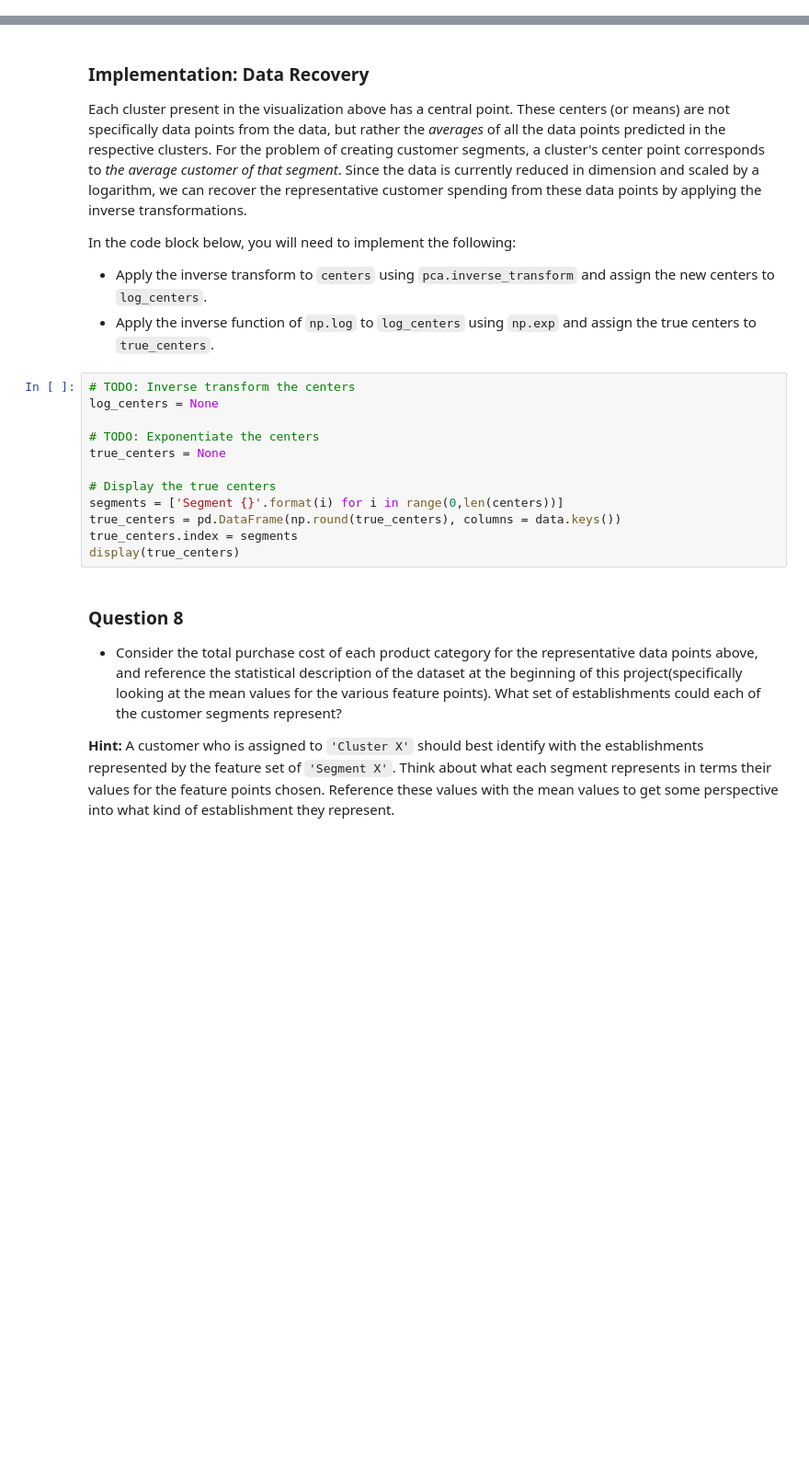
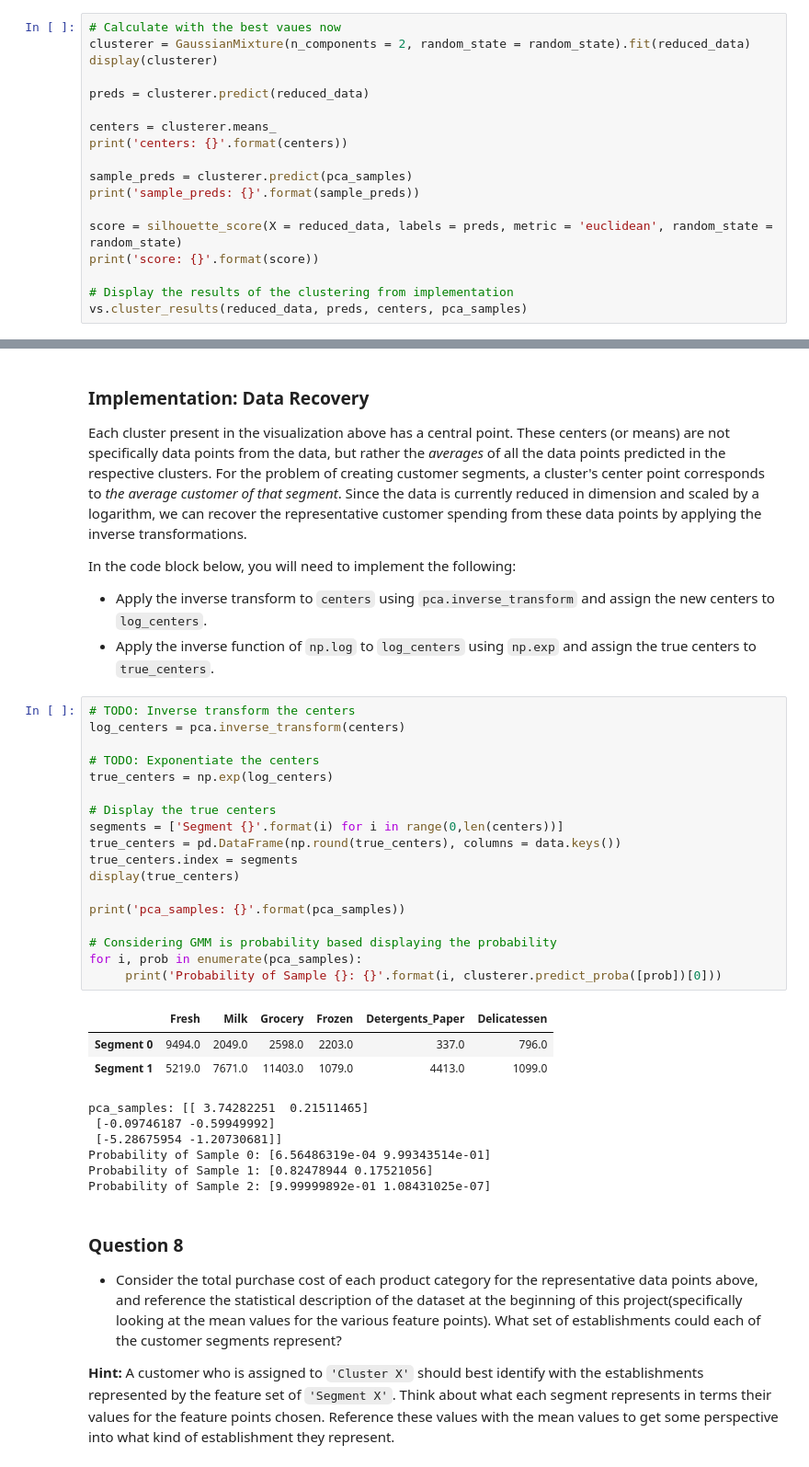
Before and after one commit to sp-mishra/machine-learning, a Jupyter notebook: projects/customer_segments/customer_segments.ipynb, the cells around one changed output, grey strips where cells are left out. Shown at 92% size. Drawn from its saved outputs; the diff is of its cells as text; blank space fills up the shorter version.

```diff
--- a/projects/customer_segments/customer_segments.ipynb
+++ b/projects/customer_segments/customer_segments.ipynb
@@ -705,0 +701,18 @@ vs.cluster_results(reduced_data, preds, centers, pca_samples)
+# %%
+# Calculate with the best vaues now
+clusterer = GaussianMixture(n_components = 2, random_state = random_state).fit(reduced_data)
+display(clusterer)
+
+preds = clusterer.predict(reduced_data)
+
+centers = clusterer.means_
+print('centers: {}'.format(centers))
+
+sample_preds = clusterer.predict(pca_samples)
+print('sample_preds: {}'.format(sample_preds))
+
+score = silhouette_score(X = reduced_data, labels = preds, metric = 'euclidean', random_state = random_state)
+print('score: {}'.format(score))
+
+# Display the results of the clustering from implementation
+vs.cluster_results(reduced_data, preds, centers, pca_samples)
@@ -712,16 +735,32 @@ In the code block below, you will need to implement the following:
  - Apply the inverse function of `np.log` to `log_centers` using `np.exp` and assign the true centers to `true_centers`.
 # %%
 # TODO: Inverse transform the centers
-log_centers = None
+log_centers = pca.inverse_transform(centers)
 
 # TODO: Exponentiate the centers
-true_centers = None
+true_centers = np.exp(log_centers)
 
 # Display the true centers
 segments = ['Segment {}'.format(i) for i in range(0,len(centers))]
 true_centers = pd.DataFrame(np.round(true_centers), columns = data.keys())
 true_centers.index = segments
 display(true_centers)
+
+print('pca_samples: {}'.format(pca_samples))
+
+# Considering GMM is probability based displaying the probability
+for i, prob in enumerate(pca_samples):
+     print('Probability of Sample {}: {}'.format(i, clusterer.predict_proba([prob])[0]))
+# %% [output]
+|  | Fresh | Milk | Grocery | Frozen | Detergents_Paper | Delicatessen |
+| Segment 0 | 9494.0 | 2049.0 | 2598.0 | 2203.0 | 337.0 | 796.0 |
+| Segment 1 | 5219.0 | 7671.0 | 11403.0 | 1079.0 | 4413.0 | 1099.0 |
+pca_samples: [[ 3.74282251  0.21511465]
+ [-0.09746187 -0.59949992]
+ [-5.28675954 -1.20730681]]
+Probability of Sample 0: [6.56486319e-04 9.99343514e-01]
+Probability of Sample 1: [0.82478944 0.17521056]
+Probability of Sample 2: [9.99999892e-01 1.08431025e-07]
 # %% [markdown]
 ### Question 8
 
```
Also changed, not shown: parts of 2 cells of this notebook.
